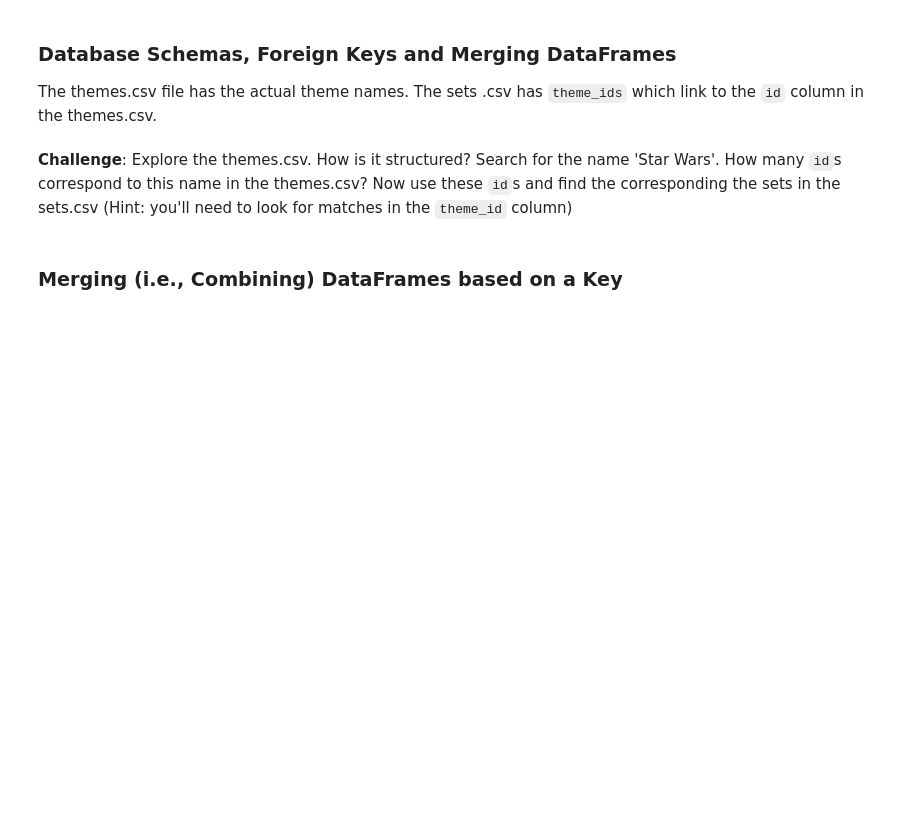
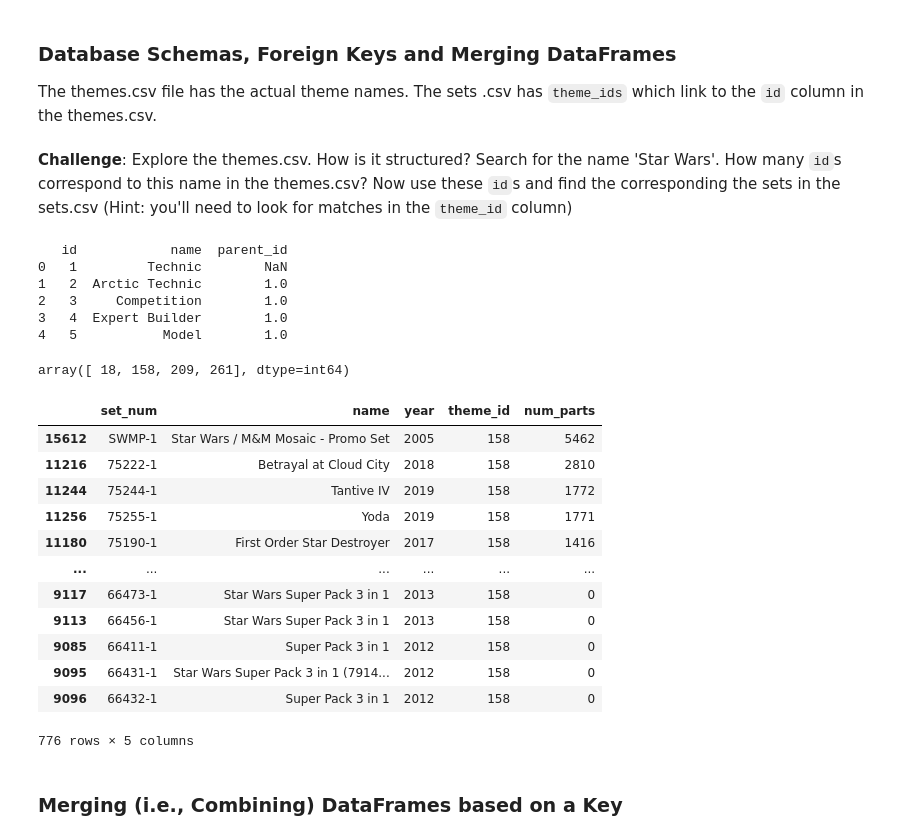
Before and after one commit to staixo/Python100day, a Jupyter notebook: Advanced/Datascience/Lego/Lego_Analysis_for_Course.ipynb, the cells around one changed output. Drawn from its saved outputs; the diff is of its cells as text; code cells hidden in the pictures; blank space fills up the shorter version.

```diff
--- a/Advanced/Datascience/Lego/Lego_Analysis_for_Course.ipynb
+++ b/Advanced/Datascience/Lego/Lego_Analysis_for_Course.ipynb
@@ -112,5 +333,34 @@ LEGO has licensed many hit franchises from Harry Potter to Marvel Super Heros to
 The themes.csv file has the actual theme names. The sets .csv has <code>theme_ids</code> which link to the <code>id</code> column in the themes.csv.
 # %% [markdown]
 **Challenge**: Explore the themes.csv. How is it structured? Search for the name 'Star Wars'. How many <code>id</code>s correspond to this name in the themes.csv? Now use these <code>id</code>s and find the corresponding the sets in the sets.csv (Hint: you'll need to look for matches in the <code>theme_id</code> column)
+# %%
+print(dfthemes.head())
+# %% [output]
+   id            name  parent_id
+0   1         Technic        NaN
+1   2  Arctic Technic        1.0
+2   3     Competition        1.0
+3   4  Expert Builder        1.0
+4   5           Model        1.0
+# %%
+dfthemes[dfthemes['name'].str.contains('Star Wars')]['theme_id'].values
+# %% [output]
+array([ 18, 158, 209, 261], dtype=int64)
+# %%
+dfsets[dfsets['theme_id'].isin(dfthemes[dfthemes['name'].str.contains('Star Wars')]['theme_id'].values)]
+# %% [output]
+|  | set_num | name | year | theme_id | num_parts |
+| 15612 | SWMP-1 | Star Wars / M&M Mosaic - Promo Set | 2005 | 158 | 5462 |
+| 11216 | 75222-1 | Betrayal at Cloud City | 2018 | 158 | 2810 |
+| 11244 | 75244-1 | Tantive IV | 2019 | 158 | 1772 |
+| 11256 | 75255-1 | Yoda | 2019 | 158 | 1771 |
+| 11180 | 75190-1 | First Order Star Destroyer | 2017 | 158 | 1416 |
+| ... | ... | ... | ... | ... | ... |
+| 9117 | 66473-1 | Star Wars Super Pack 3 in 1 | 2013 | 158 | 0 |
+| 9113 | 66456-1 | Star Wars Super Pack 3 in 1 | 2013 | 158 | 0 |
+| 9085 | 66411-1 | Super Pack 3 in 1 | 2012 | 158 | 0 |
+| 9095 | 66431-1 | Star Wars Super Pack 3 in 1 (7914... | 2012 | 158 | 0 |
+| 9096 | 66432-1 | Super Pack 3 in 1 | 2012 | 158 | 0 |
+776 rows × 5 columns
 # %% [markdown]
 ### Merging (i.e., Combining) DataFrames based on a Key
```
Also changed, not shown: parts of 27 cells of this notebook.
